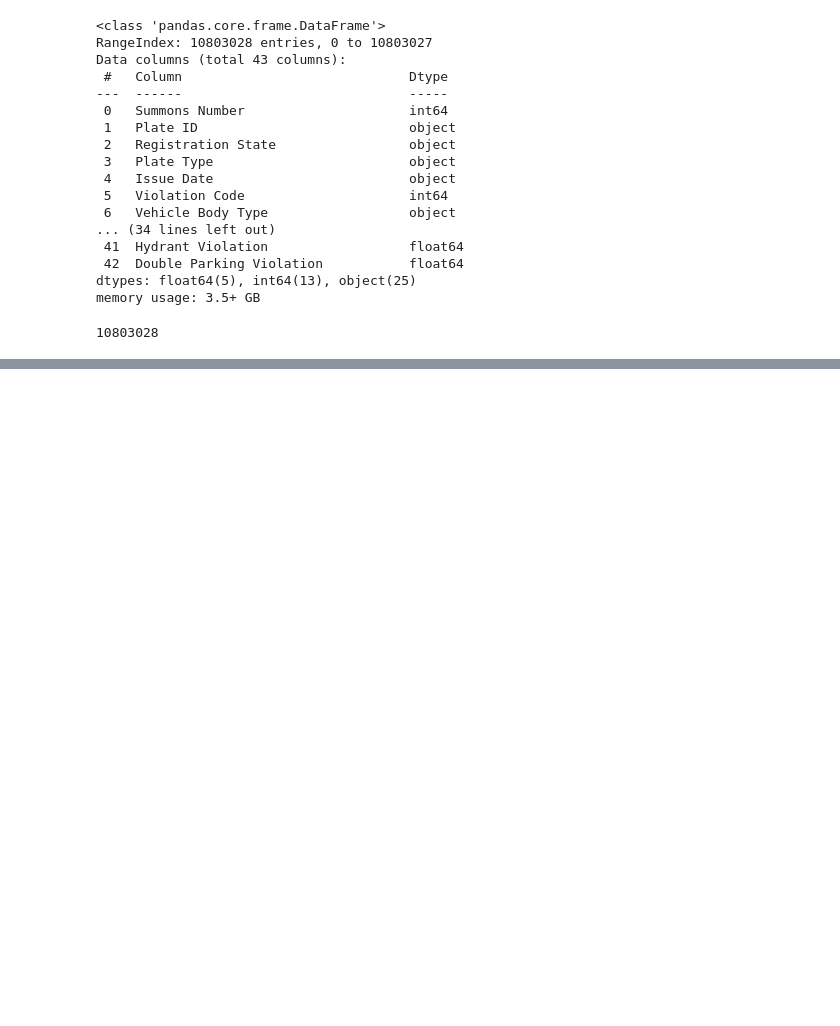
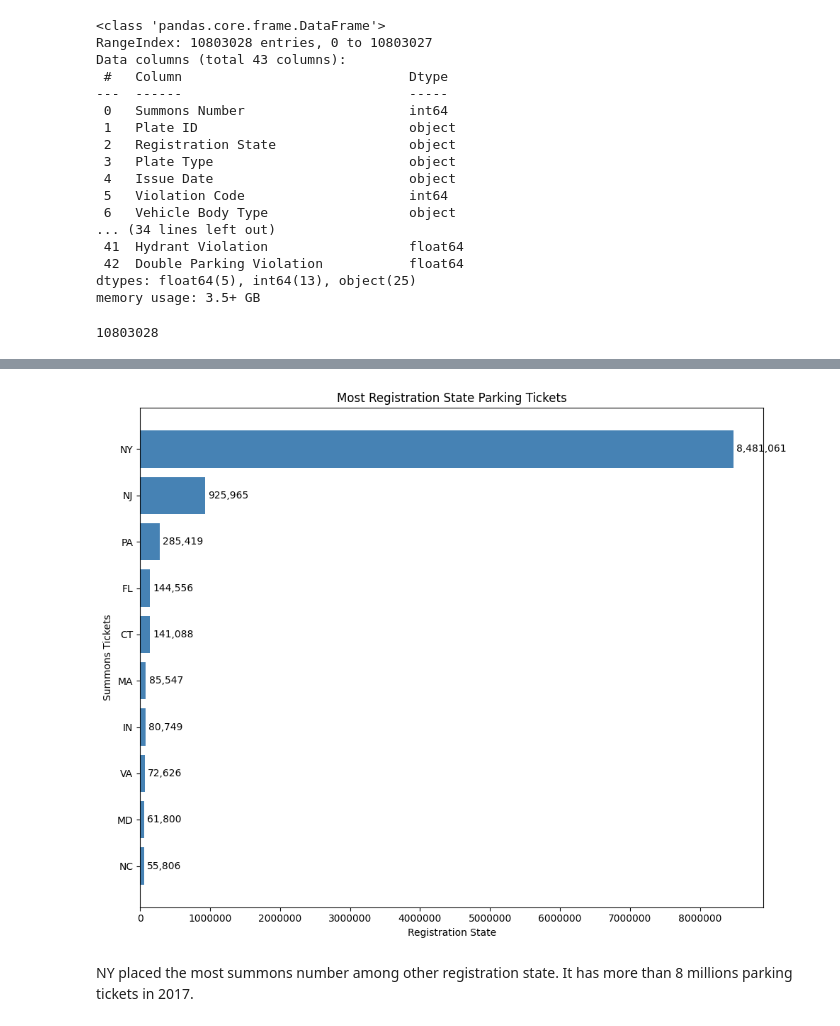
Before and after one commit to Ichsan4Fa/NYC-Parking-Tickets-Analysis, a Jupyter notebook: nyc-parking-tickets.ipynb, the cells around one changed output, grey strips where cells are left out. Cells and saved outputs as stored; diff of their text form; code cells hidden in the pictures; blank space fills up the shorter version.

Commit message:
Kaggle Notebook | NYC-Parking-Tickets | Version 3

```diff
--- a/nyc-parking-tickets.ipynb
+++ b/nyc-parking-tickets.ipynb
@@ -75,0 +88,14 @@ df_2017.shape[0]
+# %%
+nan_df = df_2017.isna()
+nans_gr = {}
+for col in df_2017.columns:
+    current_nan = nan_df[col].sum()
+    try:
+        nans_gr[current_nan].append(col)
+    except:
+        nans_gr[current_nan]=[col]
+del nan_df; x=gc.collect()
+
+for k,v in nans_gr.items():
+    print('####### NAN count =',k)
+    print(v)
@@ -75,0 +134,27 @@ df_2017.shape[0]
+# %%
+# Bar plot for registration state
+top10_most_tickets_by_registrationState = (
+    df_2017['Registration State']
+    .value_counts()
+    .head(10)
+    .sort_values(ascending=True)
+)
+
+x = top10_most_tickets_by_registrationState.index
+y = top10_most_tickets_by_registrationState.values
+
+plt.figure(figsize = (10,8))
+bars = plt.barh(x,y,color='steelblue')
+plt.title("Most Registration State Parking Tickets")
+plt.ylabel("Summons Tickets")
+plt.xlabel("Registration State")
+plt.bar_label(bars, labels=[f"{v:,}" for v in top10_most_tickets_by_registrationState.values], padding=3)
+
+plt.ticklabel_format(style='plain', axis='x')
+plt.tight_layout()
+
+plt.show()
+# %% [output]
+[figure, added]
+# %% [markdown]
+NY placed the most summons number among other registration state. It has more than 8 millions parking tickets in 2017.
```
Also changed, not shown: parts of 7 cells of this notebook.
